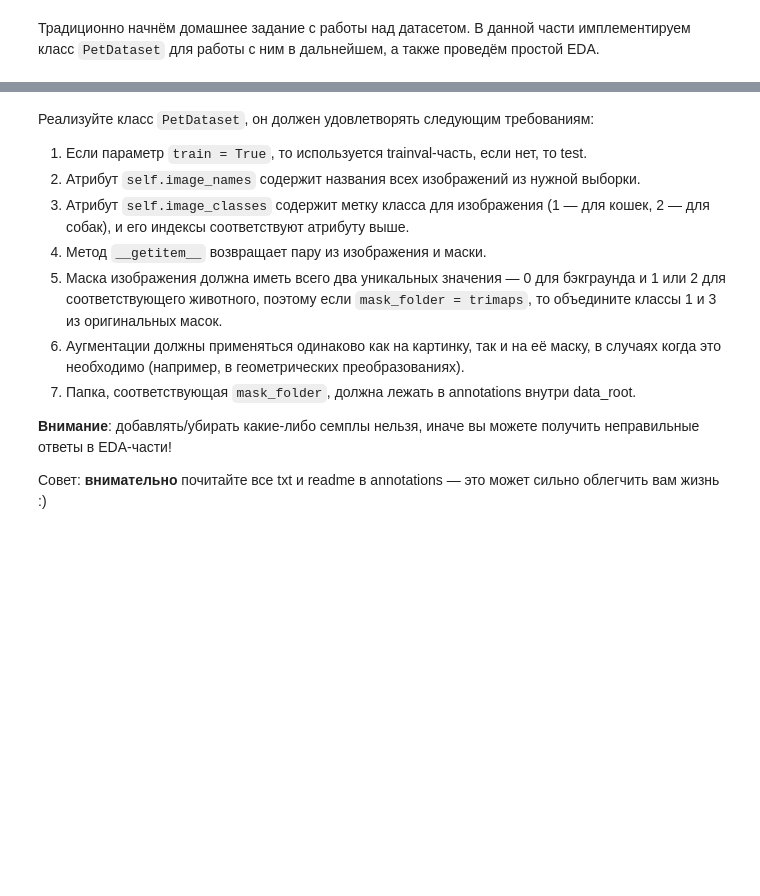
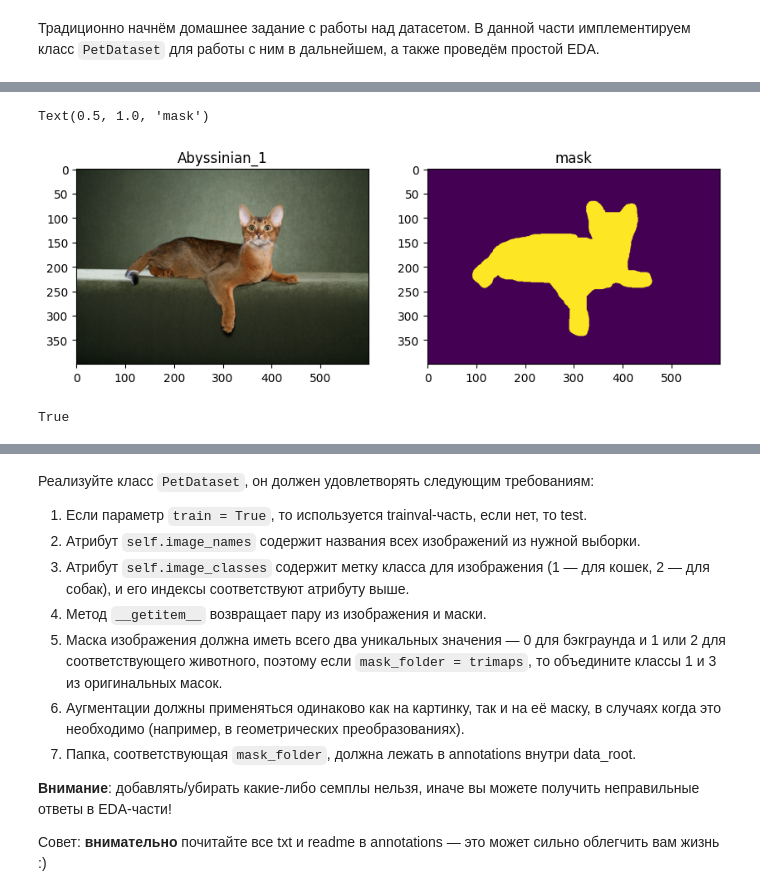
Before and after one commit to AndreyKurdyubov/Karpov.courses_DL, a Jupyter notebook: CV/Lesson_5/CV_hw5_student.ipynb, the cells around one changed output, grey strips where cells are left out. Saved outputs shown, nothing was run; the diff lists cells and outputs as text; code cells hidden in the pictures; blank space fills up the shorter version.

```diff
--- a/CV/Lesson_5/CV_hw5_student.ipynb
+++ b/CV/Lesson_5/CV_hw5_student.ipynb
@@ -38,0 +91,21 @@ data_root = ... # путь до папки с данными
+# %%
+data_root = "/kaggle/input/datasets/devdgohil/the-oxfordiiit-pet-dataset" # путь до папки с данными
+image_folder = os.path.join(data_root, "images", "images")
+print(image_folder)
+
+image_list = sorted(glob.glob(os.path.join(image_folder, "*.jpg")))
+print(len(image_list))
+
+mask_folder = os.path.join(data_root, "annotations", "annotations", "trimaps")
+print(mask_folder)
+
+mask_list = glob.glob(os.path.join(mask_folder, "*.png"))
+print(len(mask_list))
+
+full_image_name = image_list[0]
+print(full_image_name)
+
+im_short = full_image_name.split(r"/")[-1]
+im_name = im_short.split(r".")[0]
+full_mask_name = glob.glob(os.path.join(mask_folder, f"{im_name}.png"))[0]
+print(full_mask_name)
@@ -38,0 +119,8 @@ data_root = ... # путь до папки с данными
+# %%
+image = cv2.imread(full_image_name)
+image = cv2.cvtColor(image, cv2.COLOR_BGR2RGB)
+mask = cv2.imread(full_mask_name, cv2.IMREAD_GRAYSCALE)
+print(mask.shape)
+mask = (mask == 1) | (mask == 3)
+mask = mask.astype("int32")
+mask
@@ -38,0 +136,16 @@ data_root = ... # путь до папки с данными
+# %%
+fig, axes = plt.subplots(1, 2, figsize=(10, 5))
+axes[0].imshow(image)
+axes[1].imshow(mask)
+axes[0].set_title(im_name)
+axes[1].set_title("mask")
+# %% [output]
+Text(0.5, 1.0, 'mask')
+[figure, added]
+# %%
+# Проверка соответствия имен изображений и их масок
+image_list_short = [os.path.basename(f).split(".")[0] for f in image_list]
+mask_list_short = [os.path.basename(f).split(".")[0] for f in mask_list]
+sorted(mask_list_short) == sorted(image_list_short)
+# %% [output]
+True
```
Also changed, not shown: parts of 45 cells of this notebook.
